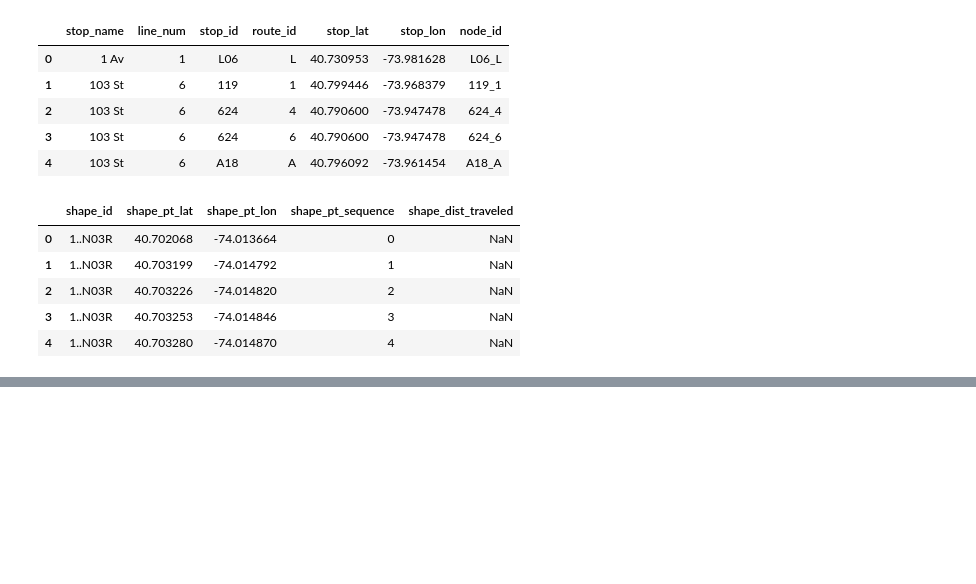
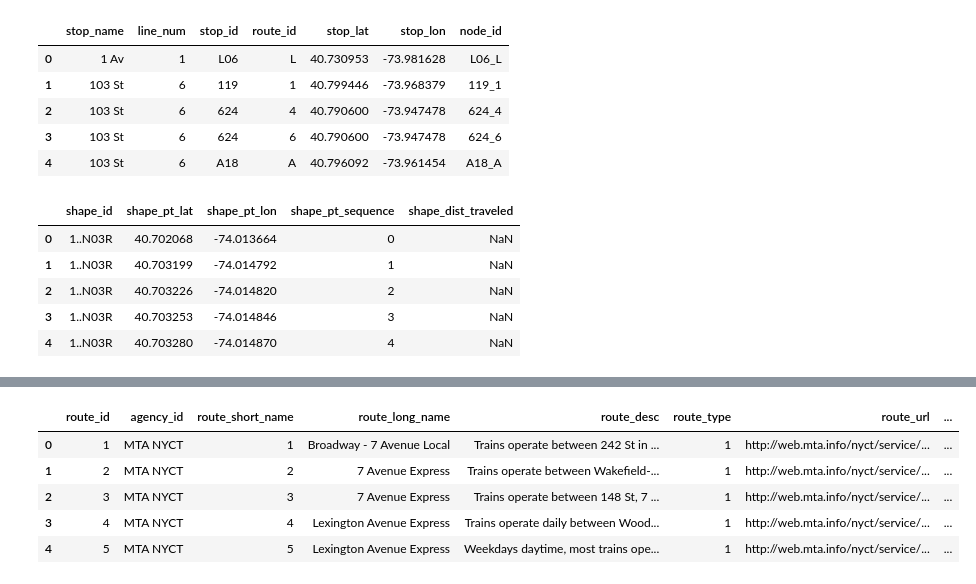
Before and after one commit to beasteers/data_viz_project, a Jupyter notebook: stops.ipynb, the cells around one changed output, grey strips where cells are left out. Cells and saved outputs as stored; diff of their text form; code cells hidden in the pictures; blank space fills up the shorter version.

```diff
--- a/stops.ipynb
+++ b/stops.ipynb
@@ -265,0 +267,10 @@ AttributeError: 'Series' object has no attribute 'row'
+# %%
+routes = pd.read_csv('static/data/GTFS_nyc_Subway/routes.txt')
+routes.head()
+# %% [output]
+|  | route_id | agency_id | route_short_name | route_long_name | route_desc | route_type | route_url | ... |
+| 0 | 1 | MTA NYCT | 1 | Broadway - 7 Avenue Local | Trains operate between 242 St in ... | 1 | http://web.mta.info/nyct/service/... | ... |
+| 1 | 2 | MTA NYCT | 2 | 7 Avenue Express | Trains operate between Wakefield-... | 1 | http://web.mta.info/nyct/service/... | ... |
+| 2 | 3 | MTA NYCT | 3 | 7 Avenue Express | Trains operate between 148 St, 7 ... | 1 | http://web.mta.info/nyct/service/... | ... |
+| 3 | 4 | MTA NYCT | 4 | Lexington Avenue Express | Trains operate daily between Wood... | 1 | http://web.mta.info/nyct/service/... | ... |
+| 4 | 5 | MTA NYCT | 5 | Lexington Avenue Express | Weekdays daytime, most trains ope... | 1 | http://web.mta.info/nyct/service/... | ... |
```
Also changed, not shown: parts of 7 cells of this notebook, 2 other files.
